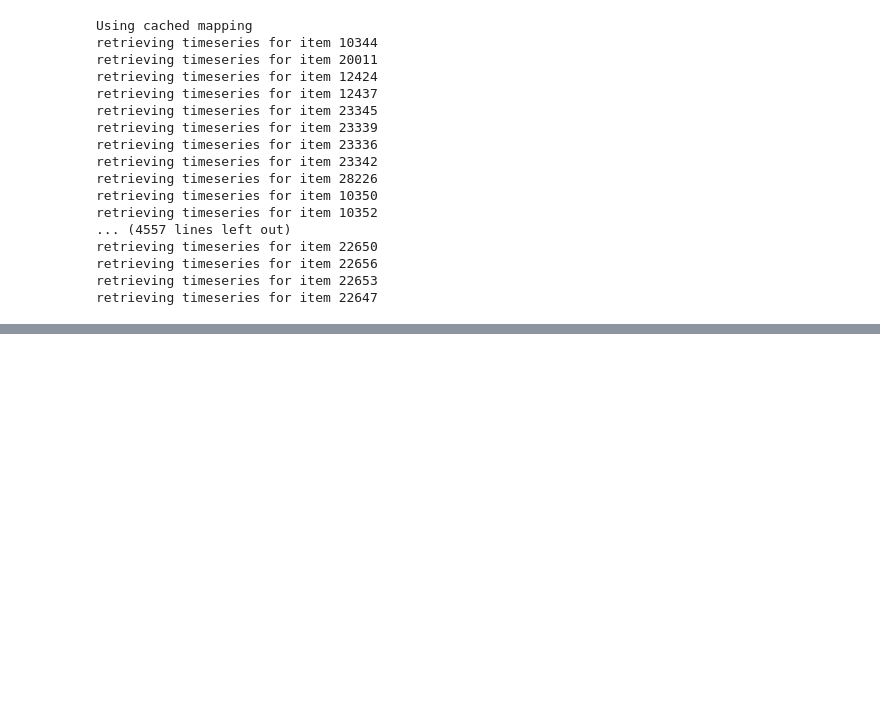
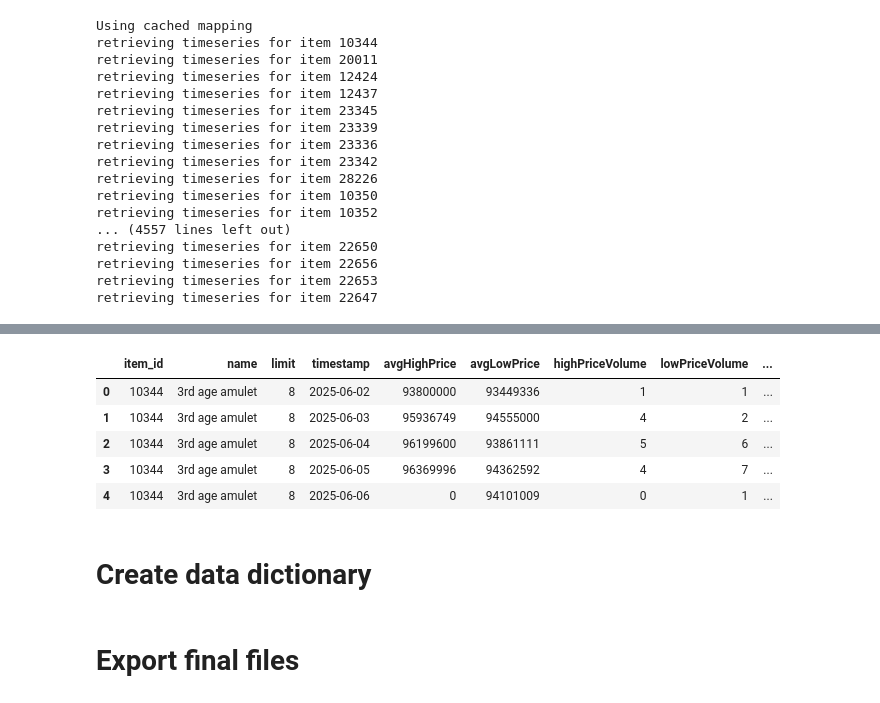
Before and after one commit to gabay147/GE-Data-Collector, a Jupyter notebook: GE_Analysis.ipynb, the cells around one changed output, grey strips where cells are left out. Drawn from its saved outputs; the diff is of its cells as text; code cells hidden in the pictures; blank space fills up the shorter version.

```diff
--- a/GE_Analysis.ipynb
+++ b/GE_Analysis.ipynb
@@ -111,0 +148,36 @@ retrieving timeseries for item 22647
+# %%
+# Set to clean_df for final cleaning
+clean_df = reordered_dataset
+
+# 1. cast timestamp as a datetime dtype
+clean_df['timestamp'] = pd.to_datetime(
+    reordered_dataset['timestamp'],
+    unit='s'
+)
+
+# 2. cast all gold value fields as int64
+gold_val_fields = [
+    'avgHighPrice',
+    'avgLowPrice',
+    'lowalch',
+    'value',
+    'highalch',
+    'limit',
+    'highPriceVolume',
+    'lowPriceVolume'
+]
+
+clean_df[gold_val_fields] = clean_df[gold_val_fields].fillna(0).astype('int64')
+
+
+# Preview changes
+clean_df.head()
+# %% [output]
+|  | item_id | name | limit | timestamp | avgHighPrice | avgLowPrice | highPriceVolume | lowPriceVolume | ... |
+| 0 | 10344 | 3rd age amulet | 8 | 2025-06-02 | 93800000 | 93449336 | 1 | 1 | ... |
+| 1 | 10344 | 3rd age amulet | 8 | 2025-06-03 | 95936749 | 94555000 | 4 | 2 | ... |
+| 2 | 10344 | 3rd age amulet | 8 | 2025-06-04 | 96199600 | 93861111 | 5 | 6 | ... |
+| 3 | 10344 | 3rd age amulet | 8 | 2025-06-05 | 96369996 | 94362592 | 4 | 7 | ... |
+| 4 | 10344 | 3rd age amulet | 8 | 2025-06-06 | 0 | 94101009 | 0 | 1 | ... |
+# %% [markdown]
+# Create data dictionary
@@ -111,0 +222,2 @@ retrieving timeseries for item 22647
+# %% [markdown]
+# Export final files
```
Also changed, not shown: parts of 7 cells of this notebook.
